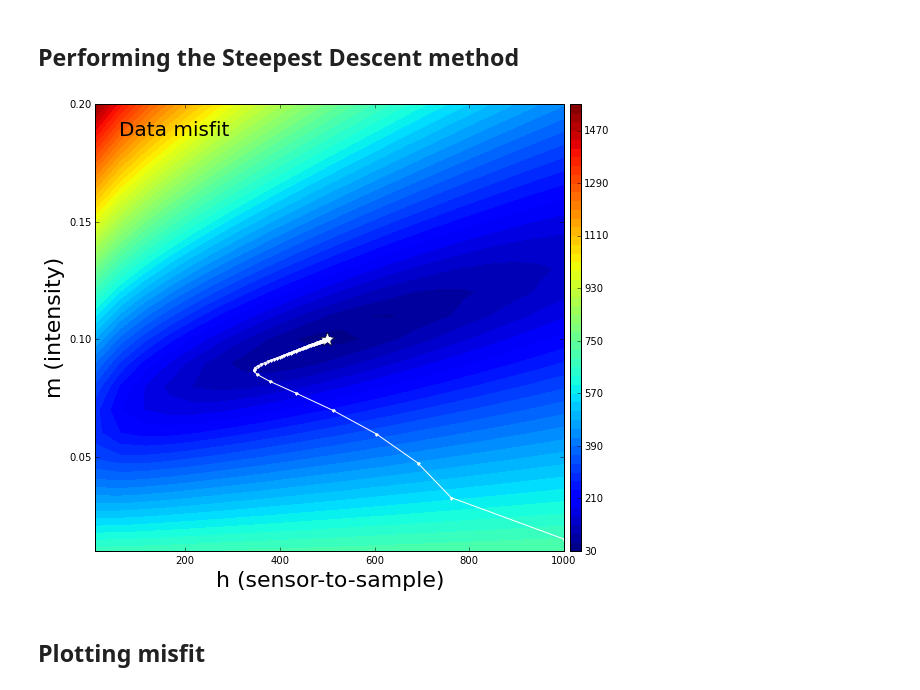
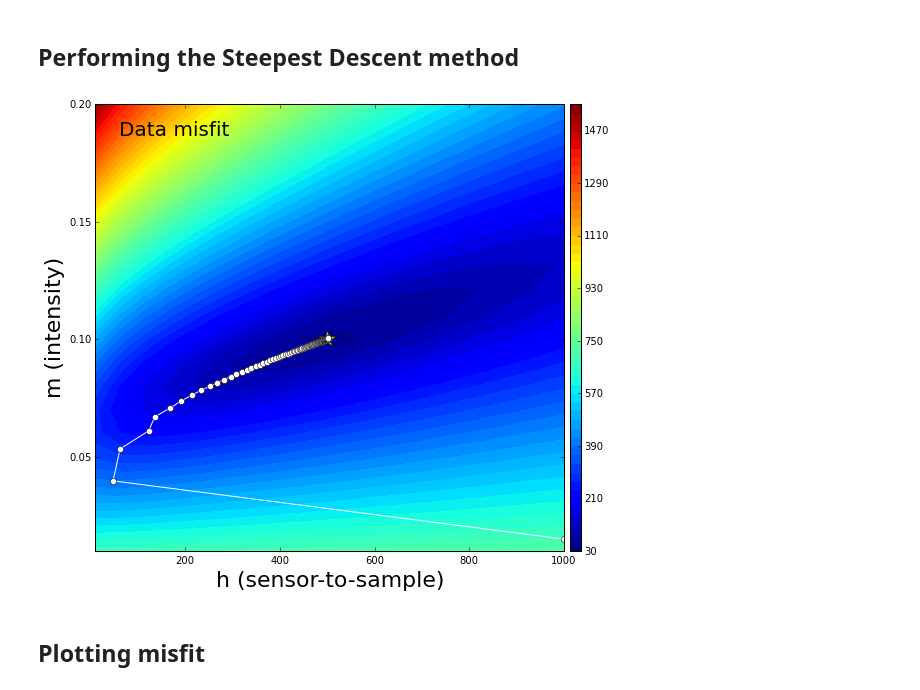
Before and after one commit to andrelreis/nonlinear_inversion, a Jupyter notebook: codigos/gradient_methods/prism_microscopy_nonlinear_SD.ipynb, the cells around one changed output. Cells and saved outputs as stored; diff of their text form; code cells hidden in the pictures.

```diff
--- a/codigos/gradient_methods/prism_microscopy_nonlinear_SD.ipynb
+++ b/codigos/gradient_methods/prism_microscopy_nonlinear_SD.ipynb
@@ -186,7 +186,7 @@ lamb2 = .000000004
 
 lamb = np.array([lamb1,lamb2])
 
-p0 = np.array([800.,.015])
+p0 = np.array([100.,.015])
 px =[p[0]]
 py = [p0[1]]
 
@@ -223,20 +223,20 @@ for i in range(itmax):
 # %%
 title_font = 22
 bottom_font = 16
 saturation_factor = 1.
 plt.close('all')
 plt.figure(figsize=(10,8))
 plt.contourf(h_range, m_range, np.array(misfit).reshape(shape_phi), 50)
-plt.plot(voo,intensity,'w*',markersize=15)
-plt.plot(px,py,'w.-')
+plt.plot(voo,intensity,'y*',markersize=18)
+plt.plot(px,py,'wo-')
 plt.colorbar(pad=0.01, aspect=40, shrink=1.0)
 plt.xlabel('h (sensor-to-sample)', fontsize = title_font)
 plt.ylabel('m (intensity)', fontsize = title_font)
 plt.annotate('Data misfit', xy = (0.05, 0.93), xycoords = 'axes fraction', fontsize=20)
 
 plt.show()
 # %% [output]
-[figure, old version]
+[figure, new version]
 # %% [markdown]
 ## Plotting misfit
 # %%
```
Also changed, not shown: parts of 3 cells of this notebook, 15 other files.
